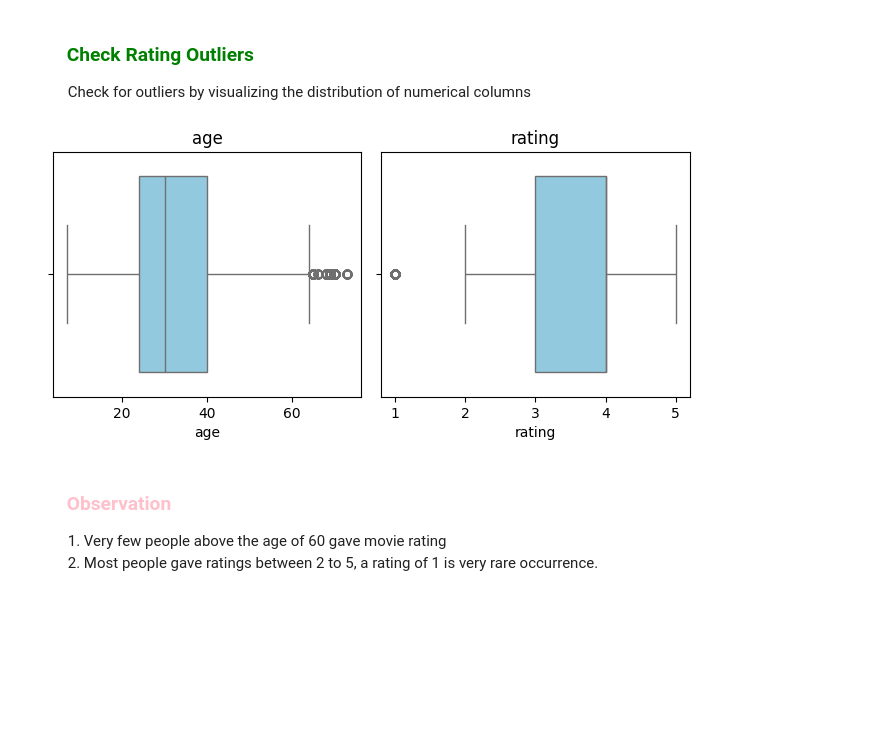
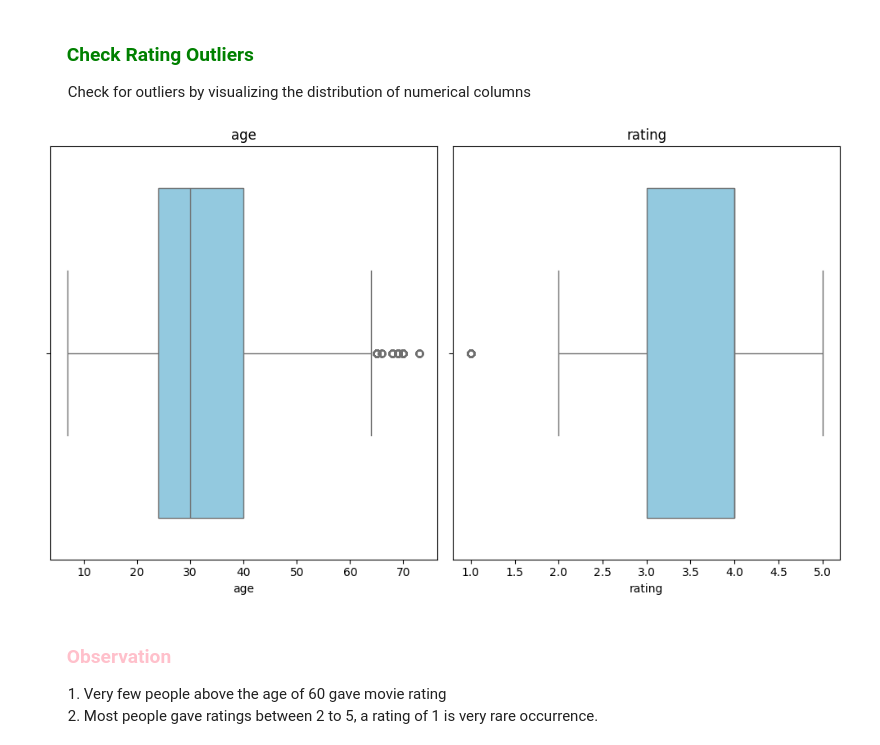
Before and after one commit to TanusreeDas/machine-learning-with-python, a Jupyter notebook: notebooks/collaborative_recommender_system-movies.ipynb, the cells around one changed output. Cells and saved outputs as stored; diff of their text form; code cells hidden in the pictures; blank space fills up the shorter version.

```diff
--- a/notebooks/collaborative_recommender_system-movies.ipynb
+++ b/notebooks/collaborative_recommender_system-movies.ipynb
@@ -274,18 +274,18 @@ plt.show()
 # %%
 numerical_columns=df_visualization.select_dtypes(include=['int64','float64']).columns
 i_counter=1
 
 plt.figure(figsize=(10,6))
 for i, col in enumerate(numerical_columns,1):
     if '_id' not in col:
-        plt.subplot(2,3,i_counter)
+        plt.subplot(1,2,i_counter)
         sns.boxplot(x=df_visualization[col])
         plt.title(col)
         i_counter=i_counter+1
 plt.tight_layout()
 plt.show()
 # %% [output]
-[figure, old version]
+[figure, new version]
 # %% [markdown]
 <h3> <span style="color:pink;">&nbsp;&nbsp;&nbsp;&nbsp;&nbsp;&nbsp;Observation</span></h3> &nbsp;&nbsp;&nbsp;&nbsp;&nbsp;&nbsp;&nbsp;&nbsp;1. Very few people above the age of 60 gave movie rating <br>&nbsp;&nbsp;&nbsp;&nbsp;&nbsp;&nbsp;&nbsp;&nbsp;2. Most people gave ratings between 2 to 5, a rating of 1 is very rare occurrence.
 # %% [markdown]
```
Also changed, not shown: parts of 2 cells of this notebook, 3 other files.
